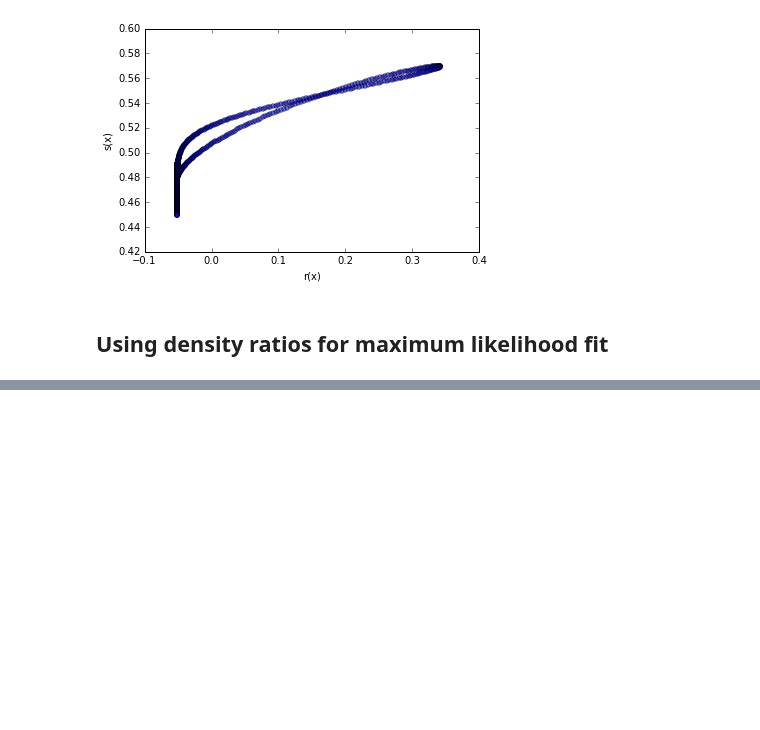
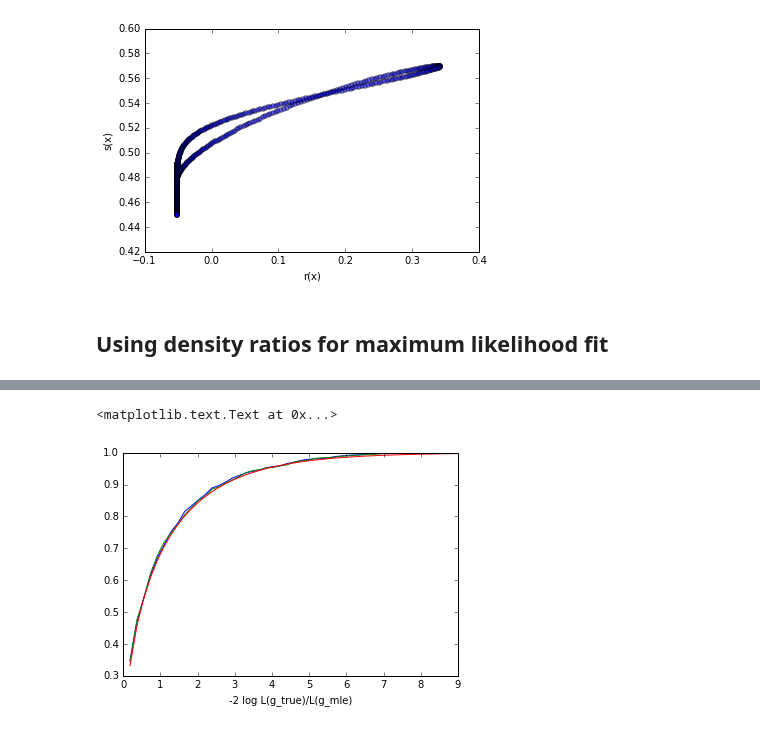
Before and after one commit to diana-hep/carl, a Jupyter notebook: examples/Approximating likelihood ratios with calibrated classifiers.ipynb, the cells around one changed output, grey strips where cells are left out. Cells and saved outputs as stored; diff of their text form; code cells hidden in the pictures; blank space fills up the shorter version.

```diff
--- a/examples/Approximating likelihood ratios with calibrated classifiers.ipynb
+++ b/examples/Approximating likelihood ratios with calibrated classifiers.ipynb
@@ -202,0 +199,8 @@ plt.plot(test, chi2.pdf(test, df=1))
+# %%
+plt.plot(bins[1:], np.cumsum(true_counts) * (bins[1]-bins[0]), c="b")
+plt.plot(bins[1:], np.cumsum(approx_counts) * (bins[1]-bins[0]), c="g")
+plt.plot(bins[1:], chi2.cdf(bins[1:], df=1), c="r")
+plt.xlabel("-2 log L(g_true)/L(g_mle)")
+# %% [output]
+<matplotlib.text.Text at 0x...>
+[figure, added]
```
Also changed, not shown: parts of 8 cells of this notebook, 1 other file.
